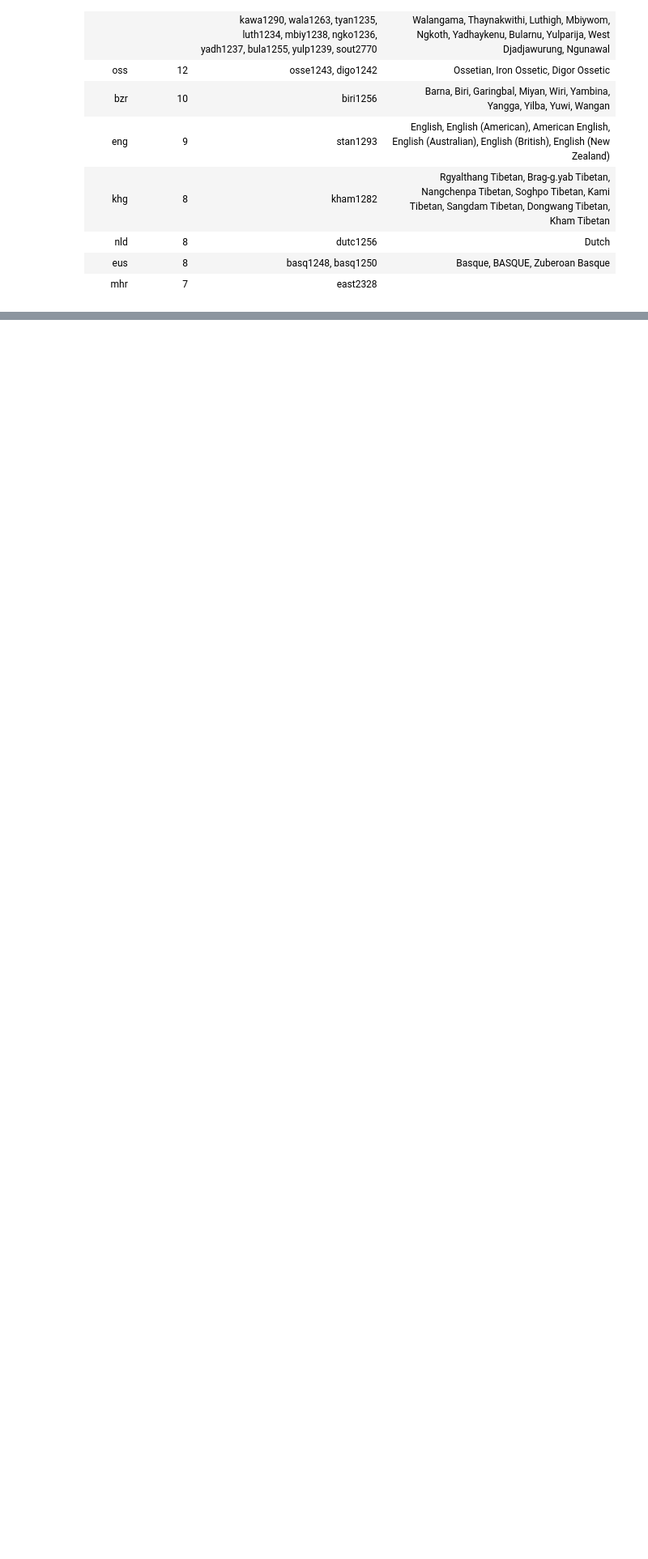
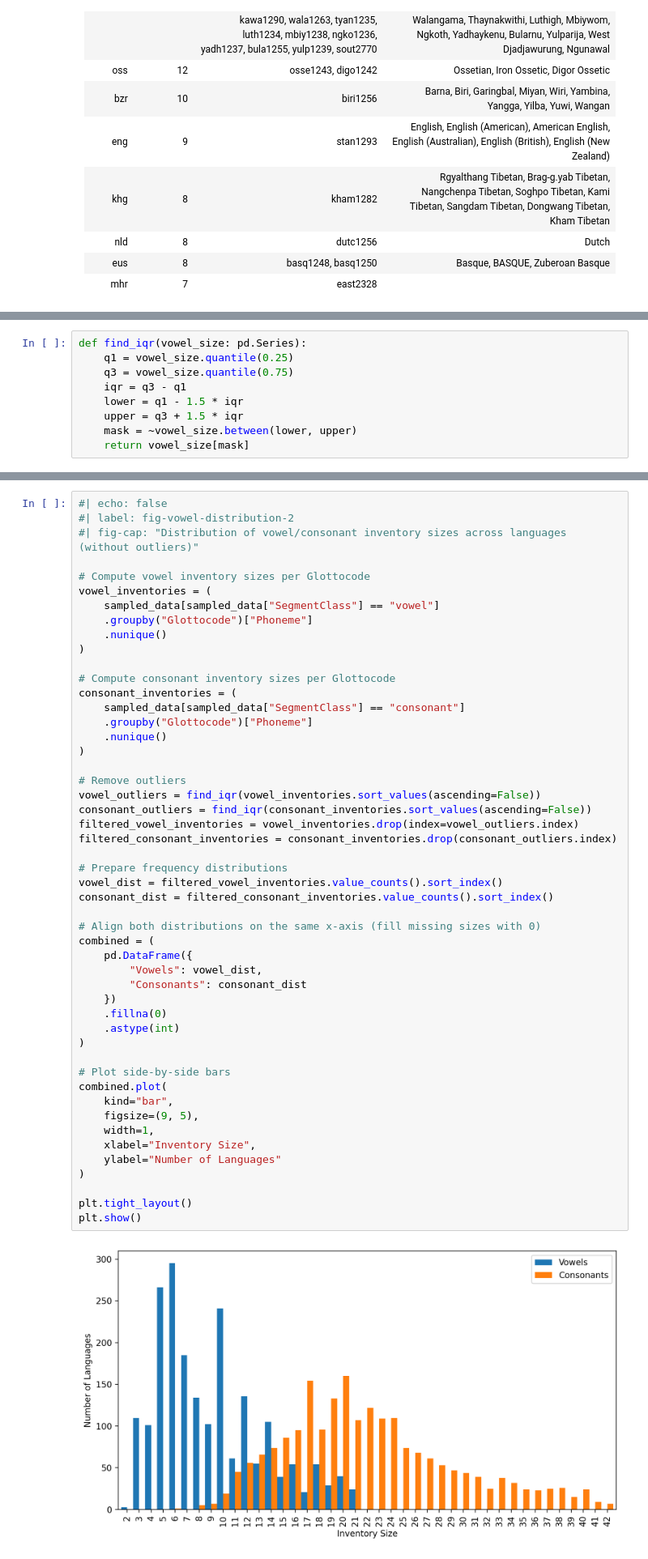
Before and after one commit to phtryll/nlp-labs, a Jupyter notebook: vowel-inventories/vowel_inventories.ipynb, the cells around one changed output, grey strips where cells are left out. Shown: that part at 81% size. Drawn from its saved outputs; the diff is of its cells as text; blank space fills up the shorter version.

```diff
--- a/vowel-inventories/vowel_inventories.ipynb
+++ b/vowel-inventories/vowel_inventories.ipynb
@@ -209,0 +374,9 @@ Markdown(result.to_markdown(index=False))
+# %%
+def find_iqr(vowel_size: pd.Series):
+    q1 = vowel_size.quantile(0.25)
+    q3 = vowel_size.quantile(0.75)
+    iqr = q3 - q1
+    lower = q1 - 1.5 * iqr
+    upper = q3 + 1.5 * iqr
+    mask = ~vowel_size.between(lower, upper)
+    return vowel_size[mask]
@@ -209,0 +409,52 @@ Markdown(result.to_markdown(index=False))
+# %%
+#| echo: false
+#| label: fig-vowel-distribution-2
+#| fig-cap: "Distribution of vowel/consonant inventory sizes across languages (without outliers)"
+
+# Compute vowel inventory sizes per Glottocode
+vowel_inventories = (
+    sampled_data[sampled_data["SegmentClass"] == "vowel"]
+    .groupby("Glottocode")["Phoneme"]
+    .nunique()
+)
+
+# Compute consonant inventory sizes per Glottocode
+consonant_inventories = (
+    sampled_data[sampled_data["SegmentClass"] == "consonant"]
+    .groupby("Glottocode")["Phoneme"]
+    .nunique()
+)
+
+# Remove outliers
+vowel_outliers = find_iqr(vowel_inventories.sort_values(ascending=False))
+consonant_outliers = find_iqr(consonant_inventories.sort_values(ascending=False))
+filtered_vowel_inventories = vowel_inventories.drop(index=vowel_outliers.index)
+filtered_consonant_inventories = consonant_inventories.drop(consonant_outliers.index)
+
+# Prepare frequency distributions
+vowel_dist = filtered_vowel_inventories.value_counts().sort_index()
+consonant_dist = filtered_consonant_inventories.value_counts().sort_index()
+
+# Align both distributions on the same x-axis (fill missing sizes with 0)
+combined = (
+    pd.DataFrame({
+        "Vowels": vowel_dist,
+        "Consonants": consonant_dist
+    })
+    .fillna(0)
+    .astype(int)
+)
+
+# Plot side-by-side bars
+combined.plot(
+    kind="bar",
+    figsize=(9, 5),
+    width=1,
+    xlabel="Inventory Size",
+    ylabel="Number of Languages"
+)
+
+plt.tight_layout()
+plt.show()
+# %% [output]
+[figure, added]
```
Also changed, not shown: parts of 55 cells of this notebook, 1 other file.
